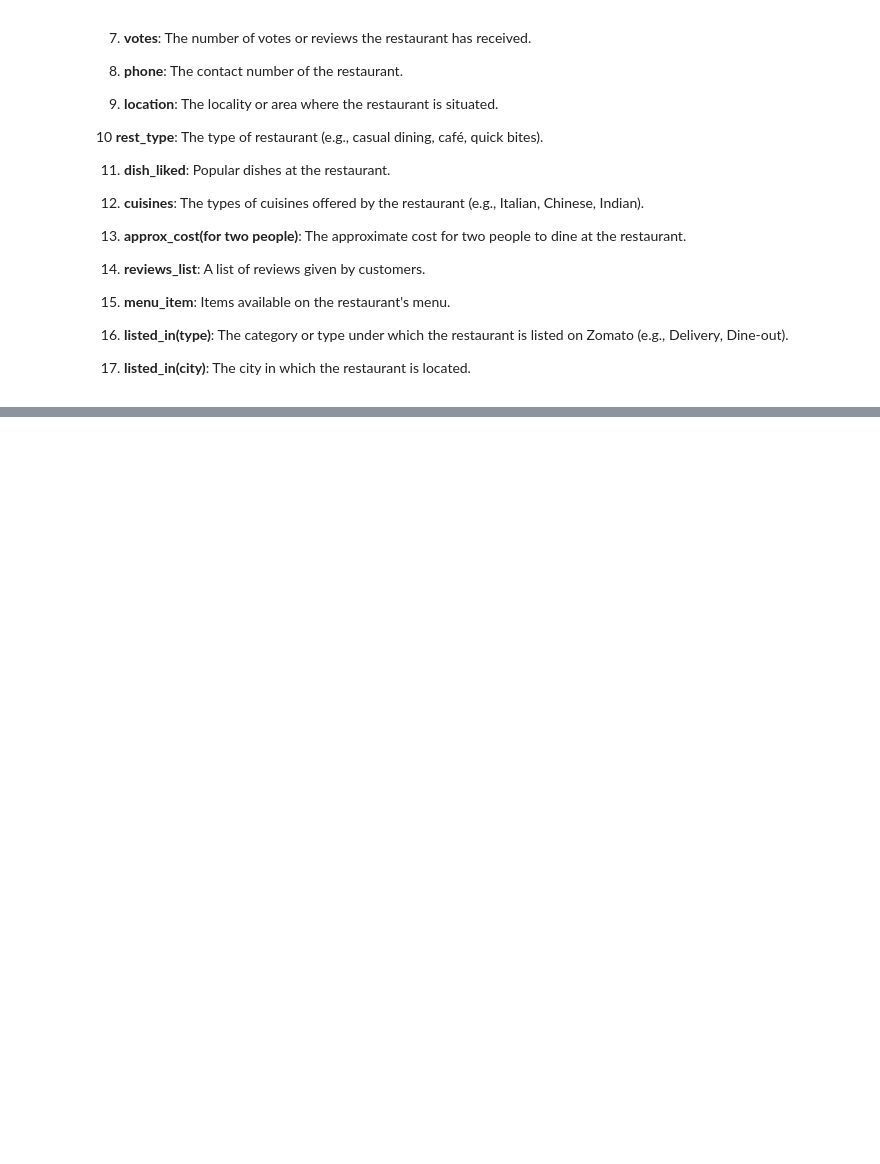
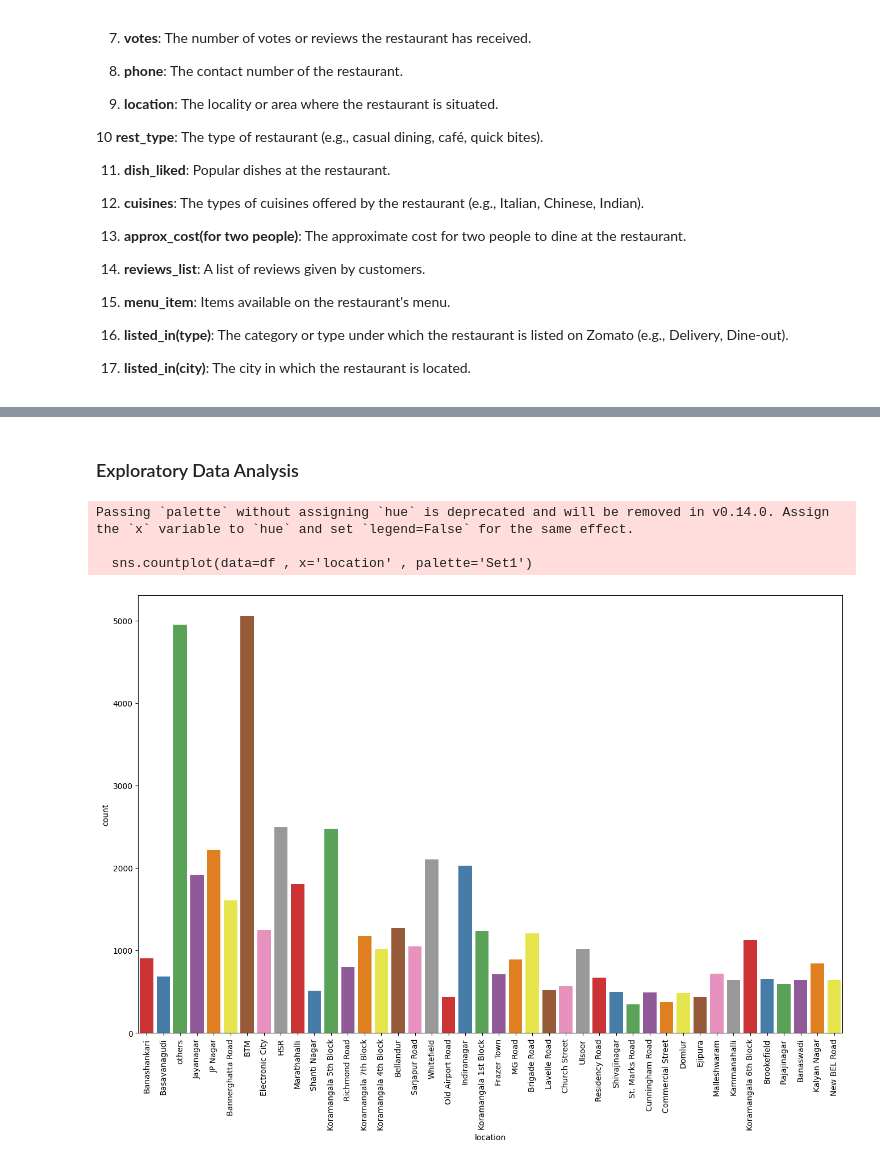
Before and after one commit to Lavishgangwani/iNeuron-RestaurantRatingPredictions, a Jupyter notebook: notebook/EDA and FE.ipynb, the cells around one changed output, grey strips where cells are left out. Cells and saved outputs as stored; diff of their text form; code cells hidden in the pictures; blank space fills up the shorter version.

```diff
--- a/notebook/EDA and FE.ipynb
+++ b/notebook/EDA and FE.ipynb
@@ -67,0 +366,3 @@ import seaborn as sns
+# %%
+rest_typeslessthan_1000 = rest_types[rest_types<1000]
+rest_typeslessthan_1000
@@ -67,0 +383,10 @@ import seaborn as sns
+# %%
+#creating a func
+def handle_rest(value):
+    if(value in rest_typeslessthan_1000):
+        return 'others'
+    else:
+        return value
+
+df['rest_type']=df['rest_type'].apply(handle_rest)
+df['rest_type'].value_counts()
@@ -67,0 +450,13 @@ import seaborn as sns
+# %%
+loc = df['location'].value_counts(ascending=False)
+loc_lessthan300 = loc[loc<300]
+
+#creating a func:
+def handle_loc(value):
+    if value in loc_lessthan300:
+        return 'others'
+    else:
+        return value
+
+df['location'] = df['location'].apply(handle_loc)
+df['location'].value_counts()
@@ -67,0 +496,12 @@ import seaborn as sns
+# %%
+cui = df['cuisines'].value_counts(ascending=False)
+cui_lessthan100 = cui[cui<100]
+
+#creating a func
+def handle_cui(value):
+    if value in cui_lessthan100:
+        return 'others'
+    else:
+        return value
+
+df['cuisines'] = df['cuisines'].apply(handle_cui)
@@ -67,0 +536,12 @@ import seaborn as sns
+# %% [markdown]
+### Exploratory Data Analysis
+# %%
+plt.figure(figsize=(16,10))
+sns.countplot(data=df , x='location' , palette='Set1')
+plt.xticks(rotation=90)
+plt.show()
+# %% [output]
+Passing `palette` without assigning `hue` is deprecated and will be removed in v0.14.0. Assign the `x` variable to `hue` and set `legend=False` for the same effect.
+
+  sns.countplot(data=df , x='location' , palette='Set1')
+[figure, added]
```
Also changed, not shown: parts of 71 cells of this notebook.
